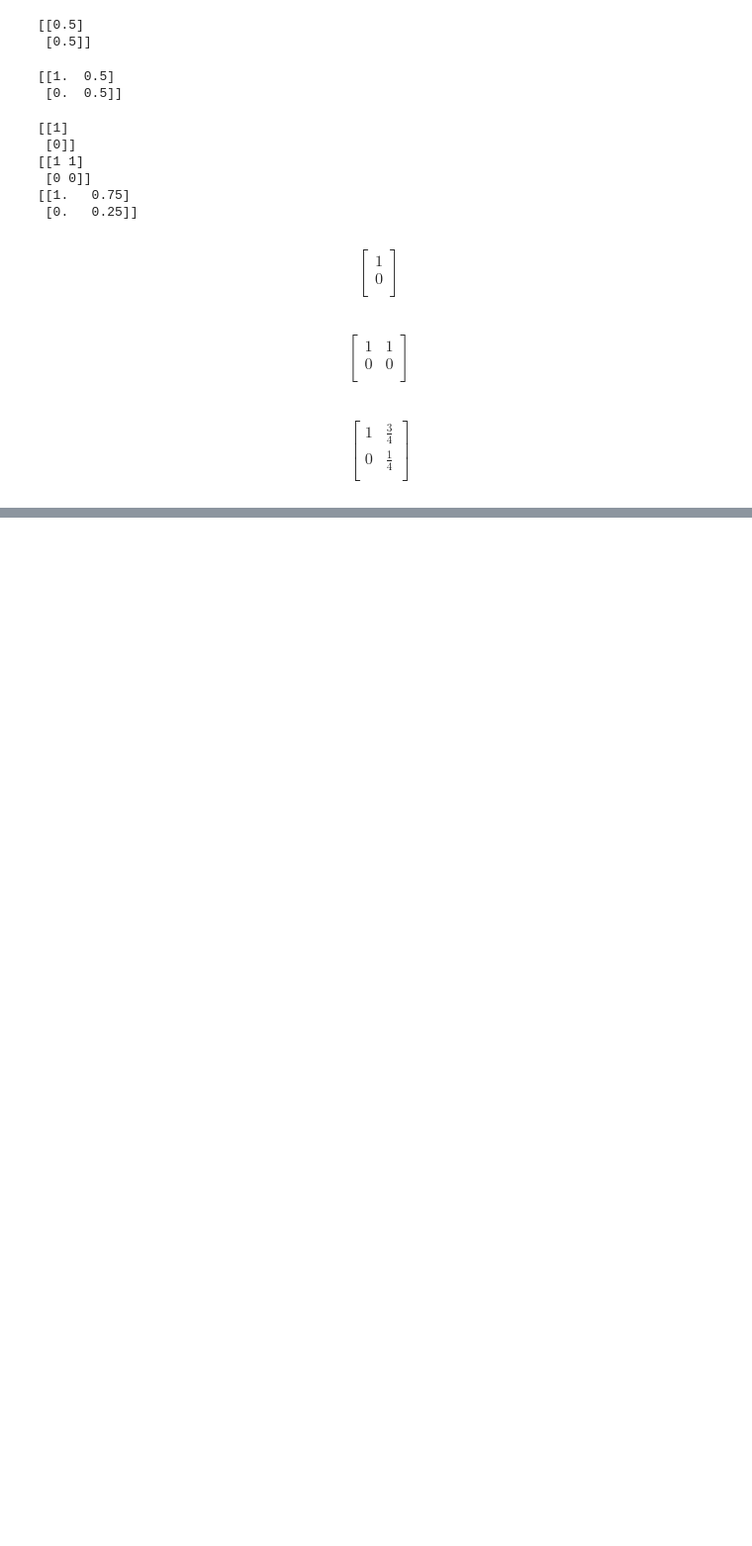
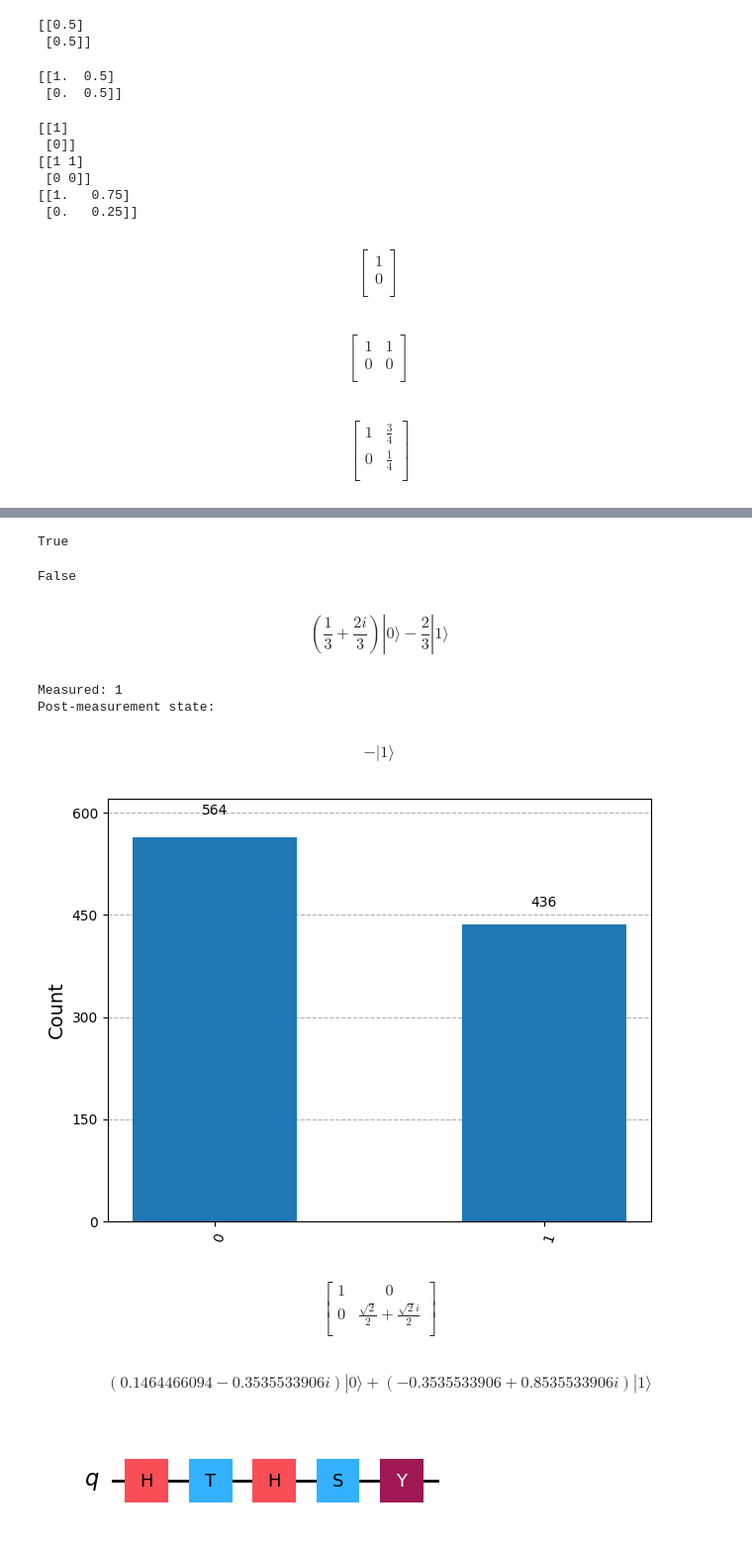
Before and after one commit to zjuadurey/QuantumComputing, a Jupyter notebook: IBMcourse/test.ipynb, the cells around one changed output, grey strips where cells are left out. Shown: that part at 99% size. Saved outputs shown, nothing was run; the diff lists cells and outputs as text; code cells hidden in the pictures; blank space fills up the shorter version.

```diff
--- a/IBMcourse/test.ipynb
+++ b/IBMcourse/test.ipynb
@@ -57,3 +57,10 @@ $$
  0 & \frac{1}{4}  \\
  \end{bmatrix}
 $$
+# %%
+from qiskit.quantum_info import Statevector
+from numpy import sqrt
+
+u = Statevector([1 / np.sqrt(2), 1 / np.sqrt(2)])
+v = Statevector([(1 + 2.0j) / 3, -2 / 3])
+w = Statevector([1 / 3, 2 / 3])
@@ -59,0 +75,67 @@ $$
+# %%
+display(v.is_valid())
+display(w.is_valid())
+# %% [output]
+True
+False
+# %%
+display(v.draw("latex"))
+# %% [output]
+$$(\frac{1}{3} + \frac{2 i}{3}) |0\rangle- \frac{2}{3} |1\rangle$$
+# %%
+outcome, state = v.measure()
+print(f"Measured: {outcome}\nPost-measurement state:")
+display(state.draw("latex"))
+# %% [output]
+Measured: 1
+Post-measurement state:
+$$- |1\rangle$$
+# %%
+from qiskit.visualization import plot_histogram
+
+statistics = v.sample_counts(1000)
+plot_histogram(statistics)
+# %% [output]
+[figure, added]
+# %%
+from qiskit.quantum_info import Operator
+
+Y = Operator([[0, -1.0j], [1.0j, 0]])
+H = Operator([[1 / sqrt(2), 1 / sqrt(2)], [1 / sqrt(2), -1 / sqrt(2)]])
+S = Operator([[1, 0], [0, 1.0j]])
+T = Operator([[1, 0], [0, (1 + 1.0j) / sqrt(2)]])
+
+display(T.draw("latex"))
+# %% [output]
+$$
+\begin{bmatrix}
+1 & 0  \\
+ 0 & \frac{\sqrt{2}}{2} + \frac{\sqrt{2} i}{2}  \\
+ \end{bmatrix}
+$$
+# %%
+v = Statevector([1, 0])
+
+v = v.evolve(H)
+v = v.evolve(T)
+v = v.evolve(H)
+v = v.evolve(S)
+v = v.evolve(Y)
+
+display(v.draw("latex"))
+# %% [output]
+$$(0.1464466094 - 0.3535533906 i) |0\rangle+(-0.3535533906 + 0.8535533906 i) |1\rangle$$
+# %%
+from qiskit import QuantumCircuit
+
+circuit = QuantumCircuit(1)
+
+circuit.h(0)
+circuit.t(0)
+circuit.h(0)
+circuit.s(0)
+circuit.y(0)
+
+display(circuit.draw(output="mpl"))
+# %% [output]
+[figure, added]
```
Also changed, not shown: parts of 4 cells of this notebook.
